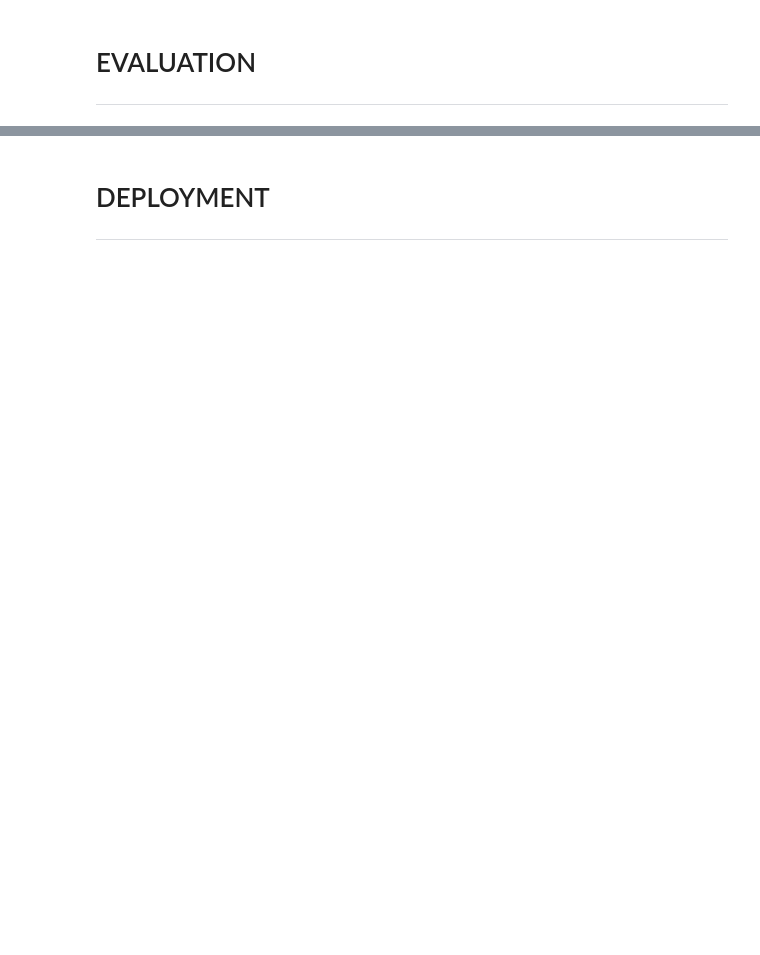
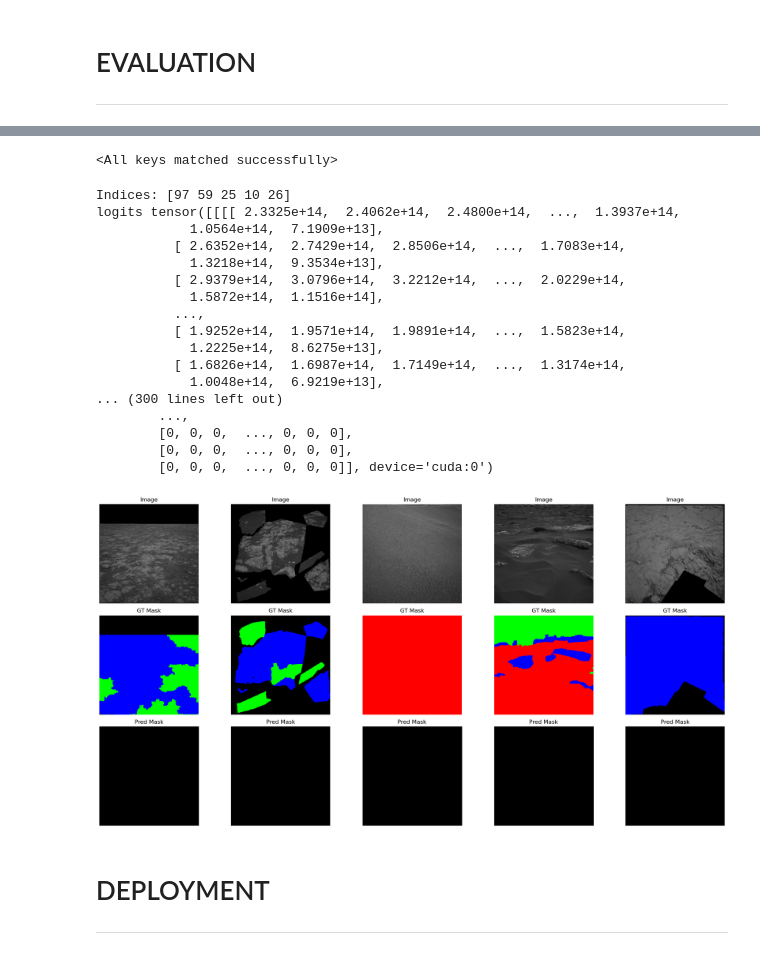
Before and after one commit to timuriz/ObjectSegmentationMarsWS25, a Jupyter notebook: mars_semantic_project.ipynb, the cells around one changed output, grey strips where cells are left out. Drawn from its saved outputs; the diff is of its cells as text; code cells hidden in the pictures; blank space fills up the shorter version.

Commit message:
add trainig part and plot prediction functions

```diff
--- a/mars_semantic_project.ipynb
+++ b/mars_semantic_project.ipynb
@@ -277,0 +694,7 @@ Please note that authentication is recommended but still optional to access publ
+# %%
+if torch.cuda.is_available():
+    device = torch.device("cuda")
+    print("CUDA works")
+else:
+    device = torch.device("cpu")
+    print("CPU works")
@@ -281,0 +934,15 @@ Please note that authentication is recommended but still optional to access publ
+# %%
+# model_pth = "C://Kotik//Project_Mars//checkpoints//checkpoint_13epochs_08.01.pth"
+model_pth = "C://Kotik//Project_Mars//checkpoint.pth"
+model = smp.DeepLabV3Plus(
+    encoder_name="resnet101",        # ResNet-101 backbone
+    encoder_weights="imagenet",      # ImageNet pretrained
+    in_channels=3,                   # how many channels the input image has
+    classes=4                        # amount of classes
+)
+
+
+checkpoint = torch.load(model_pth, weights_only=True)
+model.load_state_dict(checkpoint)
+# %% [output]
+<All keys matched successfully>
@@ -281,0 +956,8 @@ Please note that authentication is recommended but still optional to access publ
+# %%
+COLORMAP = {
+    0:   (0, 0, 0),       # soil black
+    1:   (255, 0, 0),     # bedrock red
+    2:   (0, 255, 0),     # sand green
+    3:   (0, 0, 255),     # big rock blue
+    255: (255, 255, 255) # NULL / ignore
+}
@@ -282,3 +1020,30 @@ Please note that authentication is recommended but still optional to access publ
+# %%
+show_prediction(
+    model,
+    device,
+    test_dataset,
+    #num_classes=4,
+    num_imgs=5
+)
+# %% [output]
+Indices: [97 59 25 10 26]
+logits tensor([[[[ 2.3325e+14,  2.4062e+14,  2.4800e+14,  ...,  1.3937e+14,
+            1.0564e+14,  7.1909e+13],
+          [ 2.6352e+14,  2.7429e+14,  2.8506e+14,  ...,  1.7083e+14,
+            1.3218e+14,  9.3534e+13],
+          [ 2.9379e+14,  3.0796e+14,  3.2212e+14,  ...,  2.0229e+14,
+            1.5872e+14,  1.1516e+14],
+          ...,
+          [ 1.9252e+14,  1.9571e+14,  1.9891e+14,  ...,  1.5823e+14,
+            1.2225e+14,  8.6275e+13],
+          [ 1.6826e+14,  1.6987e+14,  1.7149e+14,  ...,  1.3174e+14,
+            1.0048e+14,  6.9219e+13],
+... (300 lines left out)
+        ...,
+        [0, 0, 0,  ..., 0, 0, 0],
+        [0, 0, 0,  ..., 0, 0, 0],
+        [0, 0, 0,  ..., 0, 0, 0]], device='cuda:0')
+[figure, added]
 # %% [markdown]
 # DEPLOYMENT
 
```
Also changed, not shown: parts of 23 cells of this notebook.
